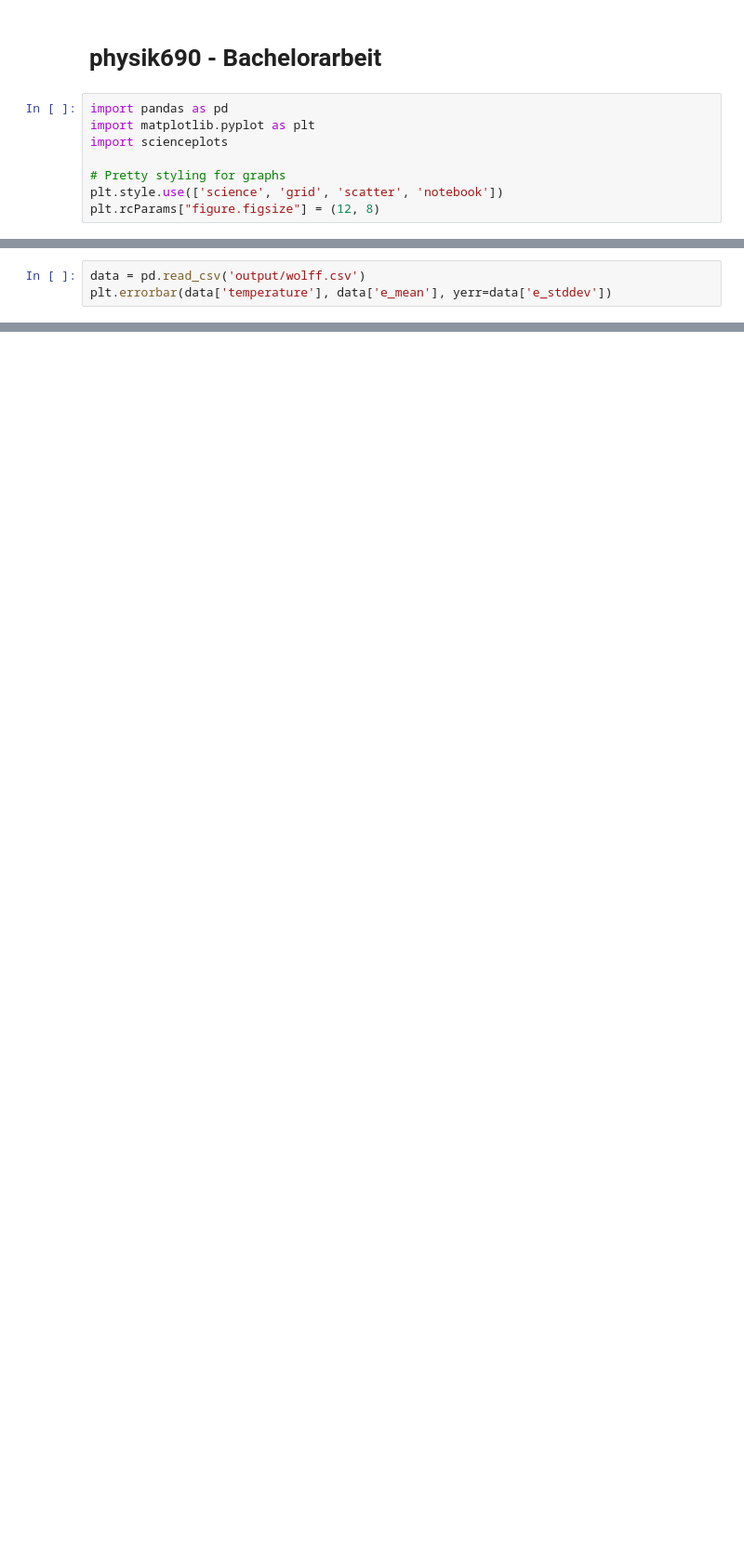
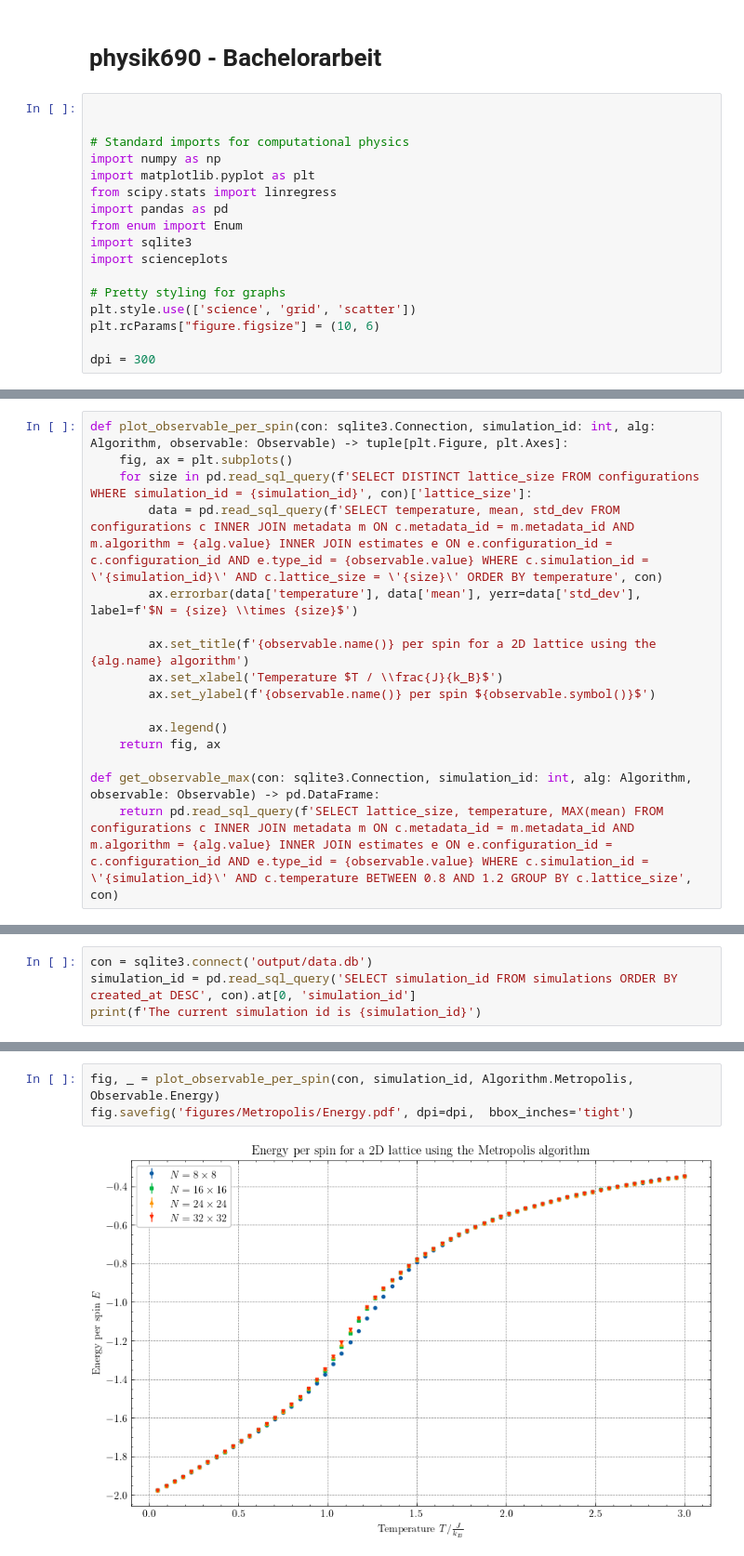
Before and after one commit to lennartvrg/physik690-Bachelorarbeit, a Jupyter notebook: analysis.ipynb, the cells around one changed output, grey strips where cells are left out. Shown at 93% size. Saved outputs shown, nothing was run; the diff lists cells and outputs as text; blank space fills up the shorter version.

```diff
--- a/analysis.ipynb
+++ b/analysis.ipynb
@@ -1,10 +1,19 @@
 # %% [markdown]
 # physik690 - Bachelorarbeit
 # %%
+
+
+# Standard imports for computational physics
+import numpy as np
+import matplotlib.pyplot as plt
+from scipy.stats import linregress
 import pandas as pd
-import matplotlib.pyplot as plt
+from enum import Enum
+import sqlite3
 import scienceplots
 
 # Pretty styling for graphs
-plt.style.use(['science', 'grid', 'scatter', 'notebook'])
-plt.rcParams["figure.figsize"] = (12, 8)
+plt.style.use(['science', 'grid', 'scatter'])
+plt.rcParams["figure.figsize"] = (10, 6)
+
+dpi = 300
@@ -11,3 +54,16 @@ plt.rcParams["figure.figsize"] = (12, 8)
 # %%
-data = pd.read_csv('output/wolff.csv')
-plt.errorbar(data['temperature'], data['e_mean'], yerr=data['e_stddev'])
+def plot_observable_per_spin(con: sqlite3.Connection, simulation_id: int, alg: Algorithm, observable: Observable) -> tuple[plt.Figure, plt.Axes]:
+    fig, ax = plt.subplots()
+    for size in pd.read_sql_query(f'SELECT DISTINCT lattice_size FROM configurations WHERE simulation_id = {simulation_id}', con)['lattice_size']:
+        data = pd.read_sql_query(f'SELECT temperature, mean, std_dev FROM configurations c INNER JOIN metadata m ON c.metadata_id = m.metadata_id AND m.algorithm = {alg.value} INNER JOIN estimates e ON e.configuration_id = c.configuration_id AND e.type_id = {observable.value} WHERE c.simulation_id = \'{simulation_id}\' AND c.lattice_size = \'{size}\' ORDER BY temperature', con)
+        ax.errorbar(data['temperature'], data['mean'], yerr=data['std_dev'], label=f'$N = {size} \\times {size}$')
+
+        ax.set_title(f'{observable.name()} per spin for a 2D lattice using the {alg.name} algorithm')
+        ax.set_xlabel('Temperature $T / \\frac{J}{k_B}$')
+        ax.set_ylabel(f'{observable.name()} per spin ${observable.symbol()}$')
+
+        ax.legend()
+    return fig, ax
+
+def get_observable_max(con: sqlite3.Connection, simulation_id: int, alg: Algorithm, observable: Observable) -> pd.DataFrame:
+    return pd.read_sql_query(f'SELECT lattice_size, temperature, MAX(mean) FROM configurations c INNER JOIN metadata m ON c.metadata_id = m.metadata_id AND m.algorithm = {alg.value} INNER JOIN estimates e ON e.configuration_id = c.configuration_id AND e.type_id = {observable.value} WHERE c.simulation_id = \'{simulation_id}\' AND c.temperature BETWEEN 0.8 AND 1.2 GROUP BY c.lattice_size', con)
@@ -22,0 +70,4 @@ plt.errorbar(data['temperature'], data['m_mean'], yerr=data['m_stddev'])
+# %%
+con = sqlite3.connect('output/data.db')
+simulation_id = pd.read_sql_query('SELECT simulation_id FROM simulations ORDER BY created_at DESC', con).at[0, 'simulation_id']
+print(f'The current simulation id is {simulation_id}')
@@ -22,0 +78,5 @@ plt.errorbar(data['temperature'], data['m_mean'], yerr=data['m_stddev'])
+# %%
+fig, _ = plot_observable_per_spin(con, simulation_id, Algorithm.Metropolis, Observable.Energy)
+fig.savefig('figures/Metropolis/Energy.pdf', dpi=dpi,  bbox_inches='tight')
+# %% [output]
+[figure, added]
```
Also changed, not shown: parts of 23 cells of this notebook, 13 other files.
